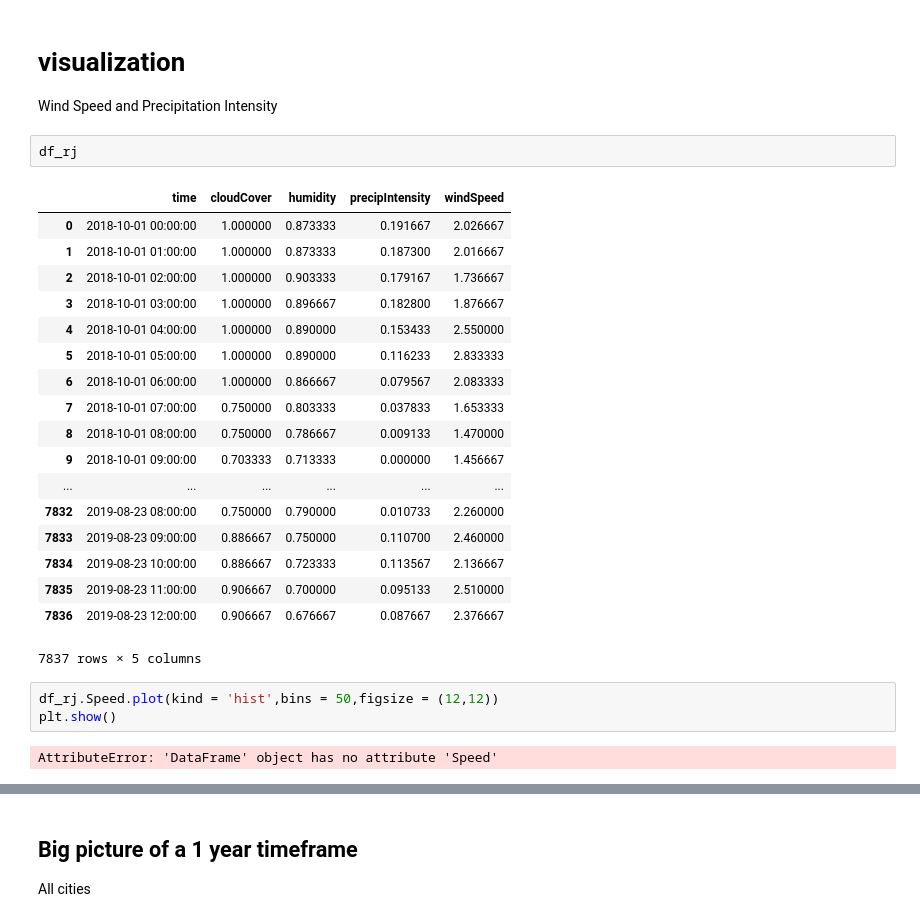
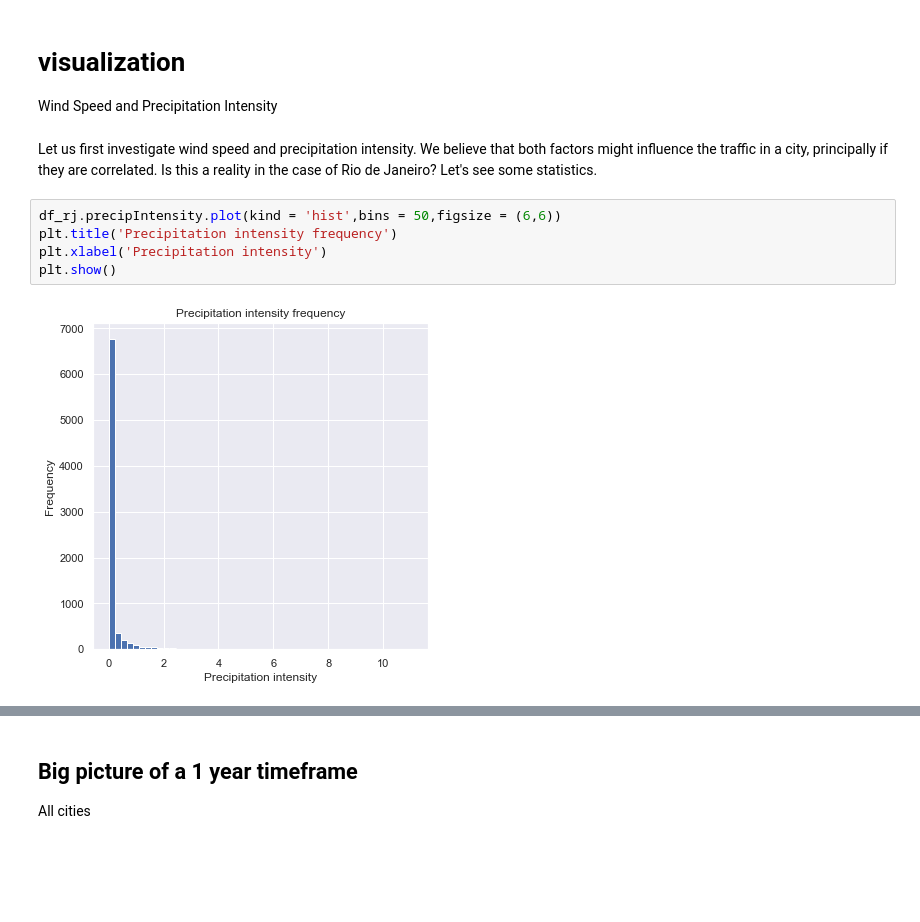
Before and after one commit to Marcelobbr/flood_traffic, a Jupyter notebook: notebooks/weather_exploratory_analysis.ipynb, the cells around one changed output, grey strips where cells are left out. Cells and saved outputs as stored; diff of their text form; blank space fills up the shorter version.

```diff
--- a/notebooks/weather_exploratory_analysis.ipynb
+++ b/notebooks/weather_exploratory_analysis.ipynb
@@ -161,29 +158,12 @@ Number of levels in category 'windSpeed': 428.00
 # %% [markdown]
 # visualization
 Wind Speed and Precipitation Intensity
-# %%
-df_rj
-# %% [output]
-|  | time | cloudCover | humidity | precipIntensity | windSpeed |
-| 0 | 2018-10-01 00:00:00 | 1.000000 | 0.873333 | 0.191667 | 2.026667 |
-| 1 | 2018-10-01 01:00:00 | 1.000000 | 0.873333 | 0.187300 | 2.016667 |
-| 2 | 2018-10-01 02:00:00 | 1.000000 | 0.903333 | 0.179167 | 1.736667 |
-| 3 | 2018-10-01 03:00:00 | 1.000000 | 0.896667 | 0.182800 | 1.876667 |
-| 4 | 2018-10-01 04:00:00 | 1.000000 | 0.890000 | 0.153433 | 2.550000 |
-| 5 | 2018-10-01 05:00:00 | 1.000000 | 0.890000 | 0.116233 | 2.833333 |
-| 6 | 2018-10-01 06:00:00 | 1.000000 | 0.866667 | 0.079567 | 2.083333 |
-| 7 | 2018-10-01 07:00:00 | 0.750000 | 0.803333 | 0.037833 | 1.653333 |
-| 8 | 2018-10-01 08:00:00 | 0.750000 | 0.786667 | 0.009133 | 1.470000 |
-| 9 | 2018-10-01 09:00:00 | 0.703333 | 0.713333 | 0.000000 | 1.456667 |
-| ... | ... | ... | ... | ... | ... |
-| 7832 | 2019-08-23 08:00:00 | 0.750000 | 0.790000 | 0.010733 | 2.260000 |
-| 7833 | 2019-08-23 09:00:00 | 0.886667 | 0.750000 | 0.110700 | 2.460000 |
-| 7834 | 2019-08-23 10:00:00 | 0.886667 | 0.723333 | 0.113567 | 2.136667 |
-| 7835 | 2019-08-23 11:00:00 | 0.906667 | 0.700000 | 0.095133 | 2.510000 |
-| 7836 | 2019-08-23 12:00:00 | 0.906667 | 0.676667 | 0.087667 | 2.376667 |
-7837 rows × 5 columns
+# %% [markdown]
+Let us first investigate wind speed and precipitation intensity. We believe that both factors might influence the traffic in a city, principally if they are correlated. Is this a reality in the case of Rio de Janeiro? Let's see some statistics.
 # %%
-df_rj.Speed.plot(kind = 'hist',bins = 50,figsize = (12,12))
+df_rj.precipIntensity.plot(kind = 'hist',bins = 50,figsize = (6,6))
+plt.title('Precipitation intensity frequency')
+plt.xlabel('Precipitation intensity')
 plt.show()
 # %% [output]
-AttributeError: 'DataFrame' object has no attribute 'Speed'
+[figure, added]
```
Also changed, not shown: parts of 10 cells of this notebook, 6 other files.
